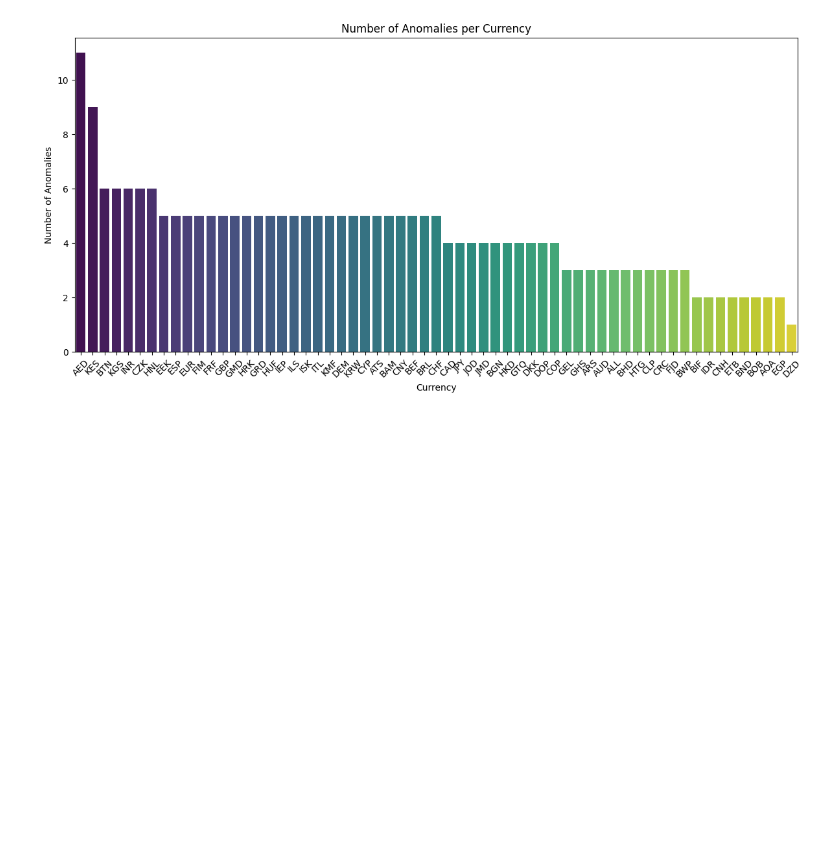
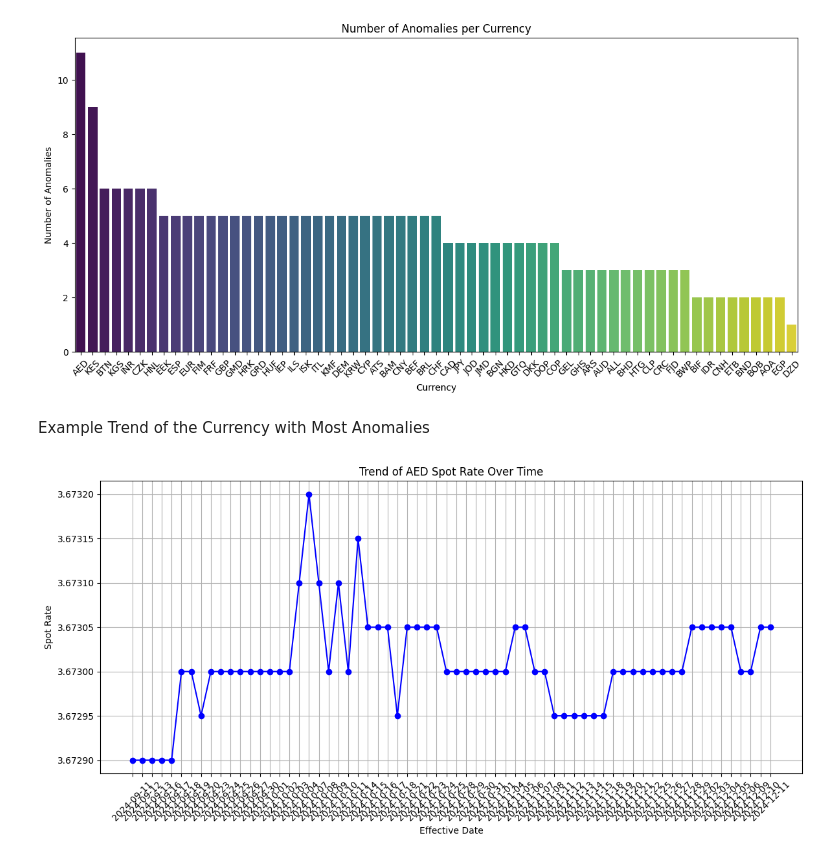
Before and after one commit to siren7075/hackathon2024, a Jupyter notebook: thresholds.ipynb, the cells around one changed output. Drawn from its saved outputs; the diff is of its cells as text; code cells hidden in the pictures; blank space fills up the shorter version.

```diff
--- a/thresholds.ipynb
+++ b/thresholds.ipynb
@@ -90,3 +90,21 @@ Passing `palette` without assigning `hue` is deprecated and will be removed in v
 
   sns.barplot(data=anomaly_counts, x='Currency', y='Anomaly Count', palette='viridis')
 [figure]
+# %% [markdown]
+Example Trend of the Currency with Most Anomalies
+# %%
+selected_currency = 'AED'
+currency_data = spot_df[spot_df['toCurrencyCode'] == selected_currency]
+
+# Plotting the trend for the selected currency
+plt.figure(figsize=(12, 6))
+plt.plot(currency_data['effectiveDate'], currency_data['spotRate'], marker='o', linestyle='-', color='b')
+plt.title(f'Trend of {selected_currency} Spot Rate Over Time')
+plt.xlabel('Effective Date')
+plt.ylabel('Spot Rate')
+plt.xticks(rotation=45)
+plt.grid()
+plt.tight_layout()
+plt.show()
+# %% [output]
+[figure, added]
```
Also changed, not shown: parts of 1 cell of this notebook.
